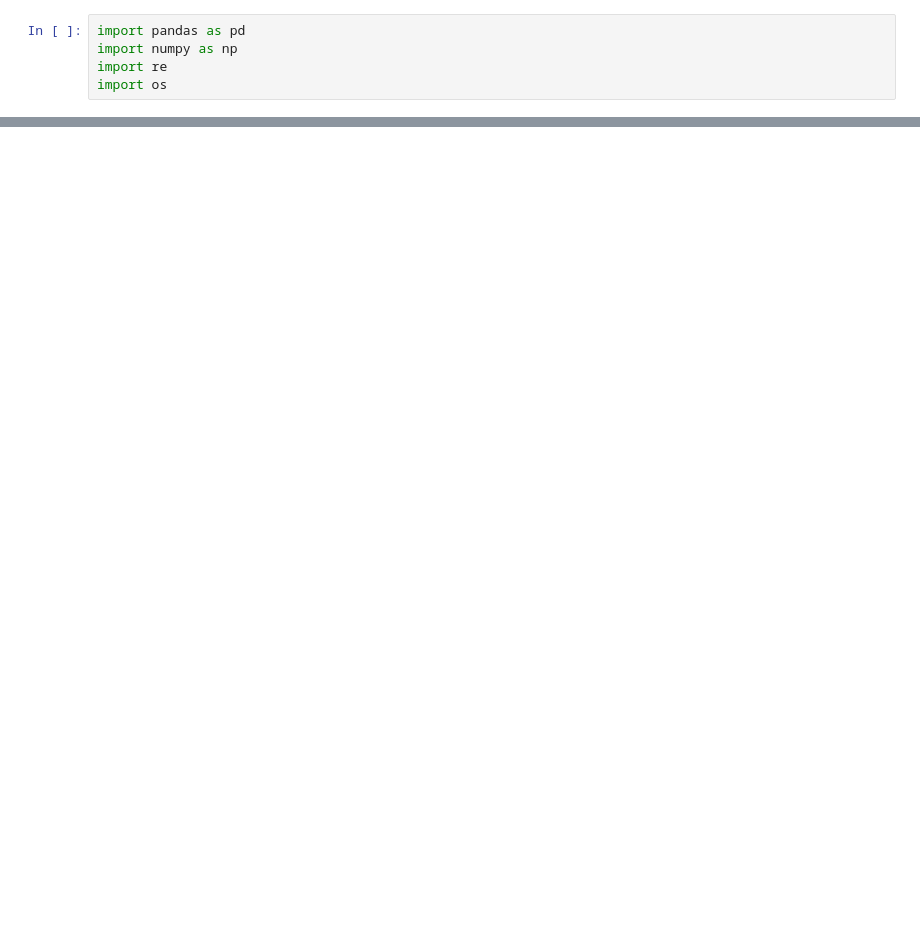
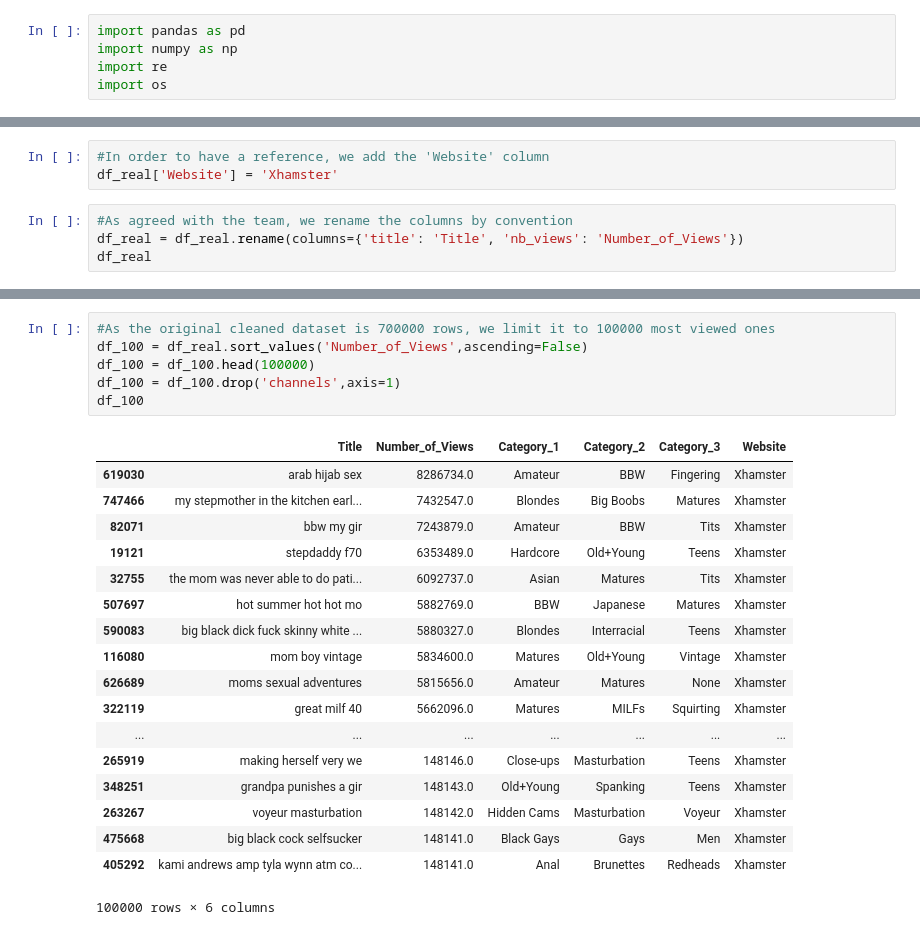
Before and after one commit to jaumevr15/Project-Week-3-Data-Thieves, a Jupyter notebook: your-project/2_xhams_dc.ipynb, the cells around one changed output, grey strips where cells are left out. Cells and saved outputs as stored; diff of their text form; blank space fills up the shorter version.

```diff
--- a/your-project/2_xhams_dc.ipynb
+++ b/your-project/2_xhams_dc.ipynb
@@ -25,0 +109,7 @@ KeyboardInterrupt:
+# %%
+#In order to have a reference, we add the 'Website' column
+df_real['Website'] = 'Xhamster'
+# %%
+#As agreed with the team, we rename the columns by convention
+df_real = df_real.rename(columns={'title': 'Title', 'nb_views': 'Number_of_Views'})
+df_real
@@ -25,0 +135,25 @@ KeyboardInterrupt:
+# %%
+#As the original cleaned dataset is 700000 rows, we limit it to 100000 most viewed ones
+df_100 = df_real.sort_values('Number_of_Views',ascending=False)
+df_100 = df_100.head(100000)
+df_100 = df_100.drop('channels',axis=1)
+df_100
+# %% [output]
+|  | Title | Number_of_Views | Category_1 | Category_2 | Category_3 | Website |
+| 619030 | arab hijab sex | 8286734.0 | Amateur | BBW | Fingering | Xhamster |
+| 747466 | my stepmother in the kitchen earl... | 7432547.0 | Blondes | Big Boobs | Matures | Xhamster |
+| 82071 | bbw my gir | 7243879.0 | Amateur | BBW | Tits | Xhamster |
+| 19121 | stepdaddy f70 | 6353489.0 | Hardcore | Old+Young | Teens | Xhamster |
+| 32755 | the mom was never able to do pati... | 6092737.0 | Asian | Matures | Tits | Xhamster |
+| 507697 | hot summer hot hot mo | 5882769.0 | BBW | Japanese | Matures | Xhamster |
+| 590083 | big black dick fuck skinny white ... | 5880327.0 | Blondes | Interracial | Teens | Xhamster |
+| 116080 | mom boy vintage | 5834600.0 | Matures | Old+Young | Vintage | Xhamster |
+| 626689 | moms sexual adventures | 5815656.0 | Amateur | Matures | None | Xhamster |
+| 322119 | great milf 40 | 5662096.0 | Matures | MILFs | Squirting | Xhamster |
+| ... | ... | ... | ... | ... | ... | ... |
+| 265919 | making herself very we | 148146.0 | Close-ups | Masturbation | Teens | Xhamster |
+| 348251 | grandpa punishes a gir | 148143.0 | Old+Young | Spanking | Teens | Xhamster |
+| 263267 | voyeur masturbation | 148142.0 | Hidden Cams | Masturbation | Voyeur | Xhamster |
+| 475668 | big black cock selfsucker | 148141.0 | Black Gays | Gays | Men | Xhamster |
+| 405292 | kami andrews amp tyla wynn atm co... | 148141.0 | Anal | Brunettes | Redheads | Xhamster |
+100000 rows × 6 columns
```
Also changed, not shown: parts of 12 cells of this notebook.
